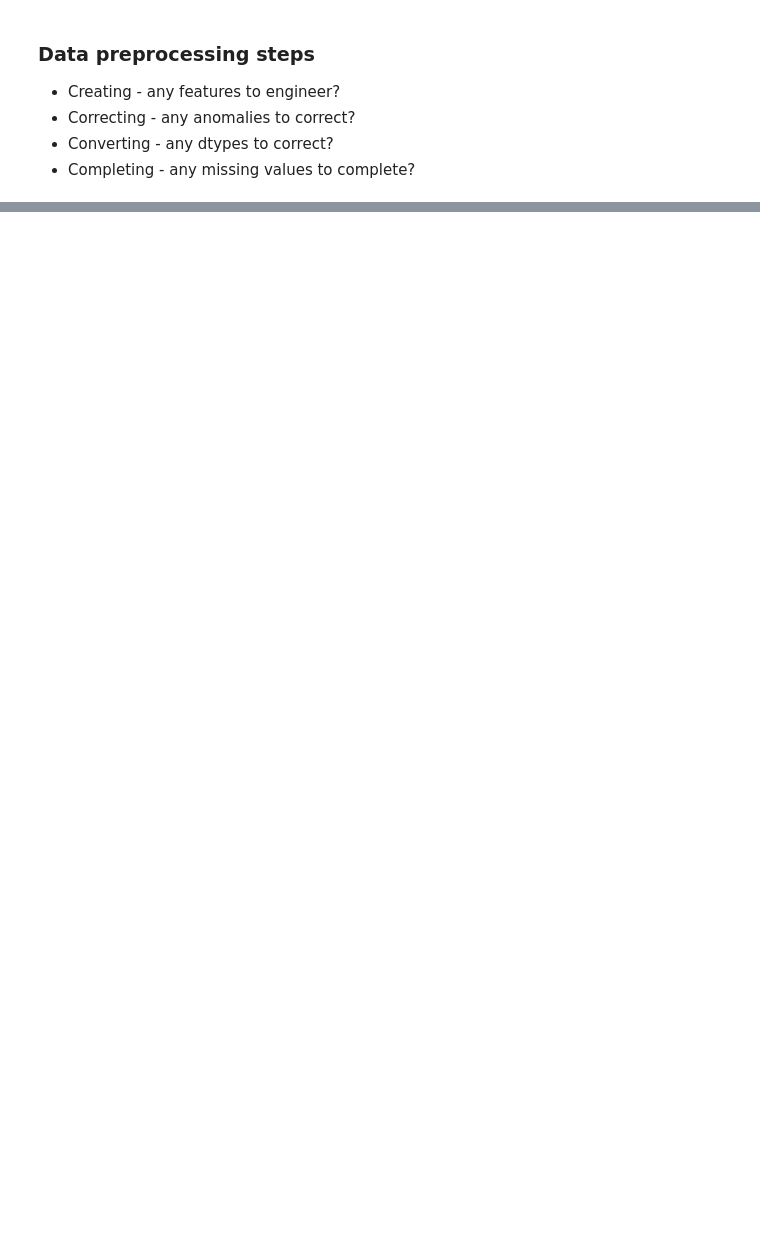
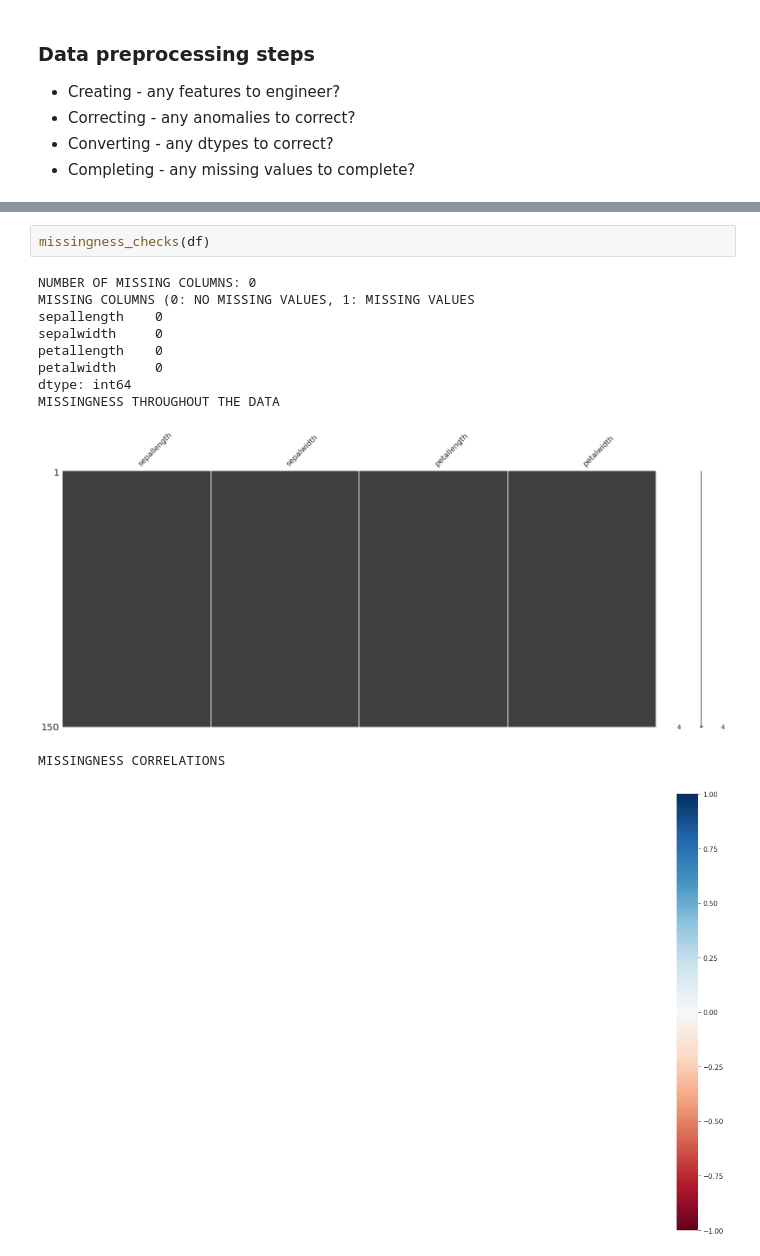
Before and after one commit to csanry/aml, a Jupyter notebook: notebooks/template.ipynb, the cells around one changed output, grey strips where cells are left out. Cells and saved outputs as stored; diff of their text form; blank space fills up the shorter version.

```diff
--- a/notebooks/template.ipynb
+++ b/notebooks/template.ipynb
@@ -92,0 +152,14 @@ def double(n: str) -> str:
+# %%
+missingness_checks(df)
+# %% [output]
+NUMBER OF MISSING COLUMNS: 0
+MISSING COLUMNS (0: NO MISSING VALUES, 1: MISSING VALUES
+sepallength    0
+sepalwidth     0
+petallength    0
+petalwidth     0
+dtype: int64
+MISSINGNESS THROUGHOUT THE DATA
+[figure, added]
+MISSINGNESS CORRELATIONS
+[figure, added]
```
Also changed, not shown: parts of 16 cells of this notebook.
